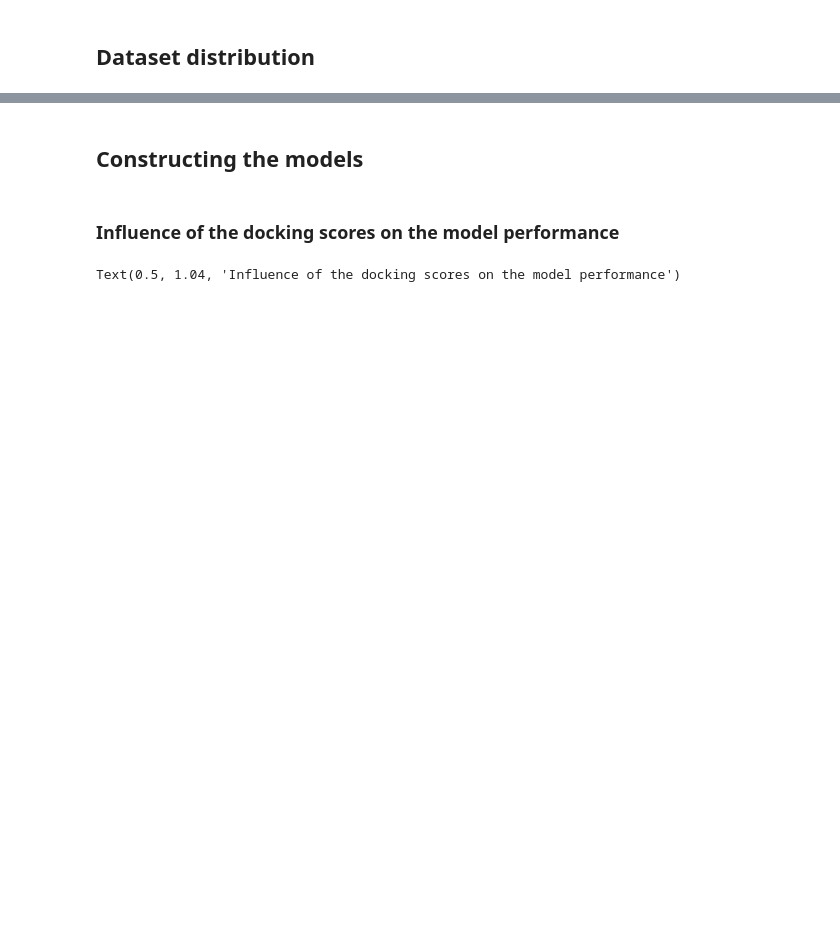
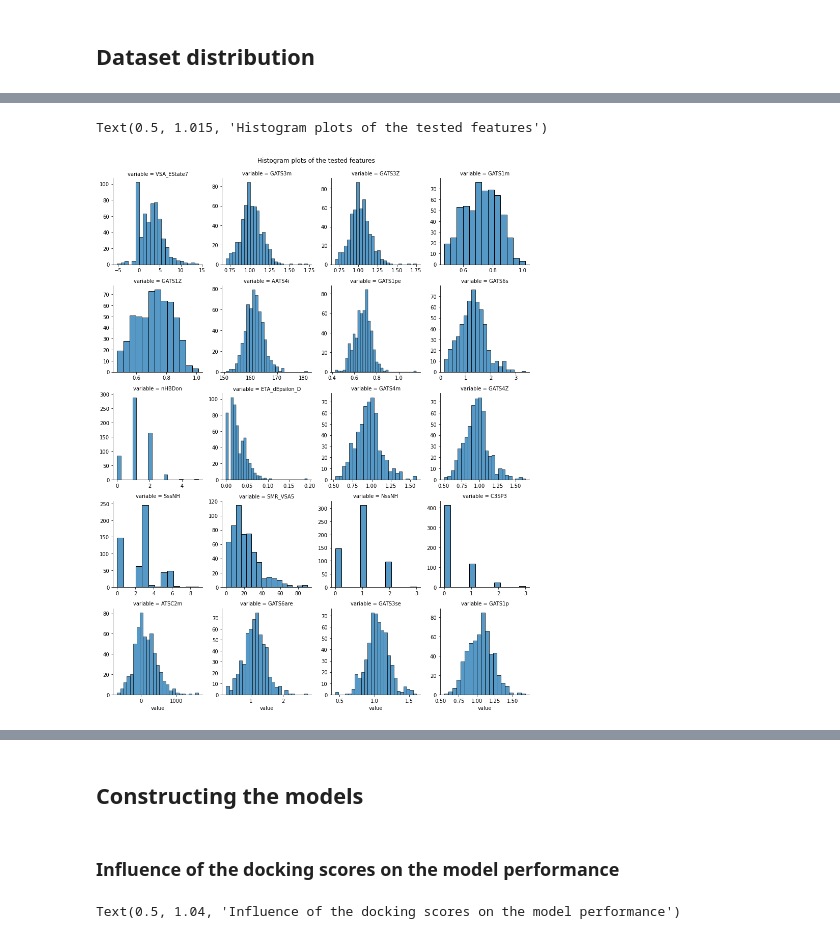
Before and after one commit to caiocrocha/SarsCov2Classifier, a Jupyter notebook: notebooks/ML.ipynb, the cells around one changed output, grey strips where cells are left out. Drawn from its saved outputs; the diff is of its cells as text; code cells hidden in the pictures; blank space fills up the shorter version.

```diff
--- a/notebooks/ML.ipynb
+++ b/notebooks/ML.ipynb
@@ -141 +125,9 @@ descriptors_list = list(descriptors.columns[1:])
+# %%
+# Split training and validation sets
+training = data.sample(frac=0.8, random_state=28)
+training.to_csv('training_set.csv.gz', index=False, compression='gzip')
+
+samples = training['CID'].tolist()
+validation = data.query('CID not in @samples')
+validation.to_csv('validation_set.csv.gz', index=False, compression='gzip')
 # %% [markdown]
@@ -235,0 +193,18 @@ print(selected)
+# %%
+from scipy.stats import ttest_ind
+
+inactives = training.query('activity == 0')
+actives = training.query('activity == 1')
+
+ttest = []
+for col in descriptors_list:
+    tvalue, pvalue = ttest_ind(inactives[col], actives[col], equal_var=False)
+    if pvalue < 0.05:
+        ttest.append([col, tvalue, pvalue])
+
+ttest = pd.DataFrame(ttest, columns=['feature','t_value','p_value'])
+ttest.sort_values('t_value', ascending=False, inplace=True)
+
+# Select the top 20 descriptors
+features = ttest['feature'].tolist()[:20]
+ttest.head()
@@ -235,0 +218,8 @@ print(selected)
+# %%
+melt = pd.melt(training, id_vars=['CID','activity'], value_vars=features)
+g = sns.FacetGrid(data=melt, col='variable', sharex=False, sharey=False, col_wrap=4)
+g.map(sns.histplot, 'value').add_legend()
+plt.suptitle('Histogram plots of the tested features', y=1.015)
+# %% [output]
+Text(0.5, 1.015, 'Histogram plots of the tested features')
+[figure, added]
```
Also changed, not shown: parts of 44 cells of this notebook, 27 other files.
